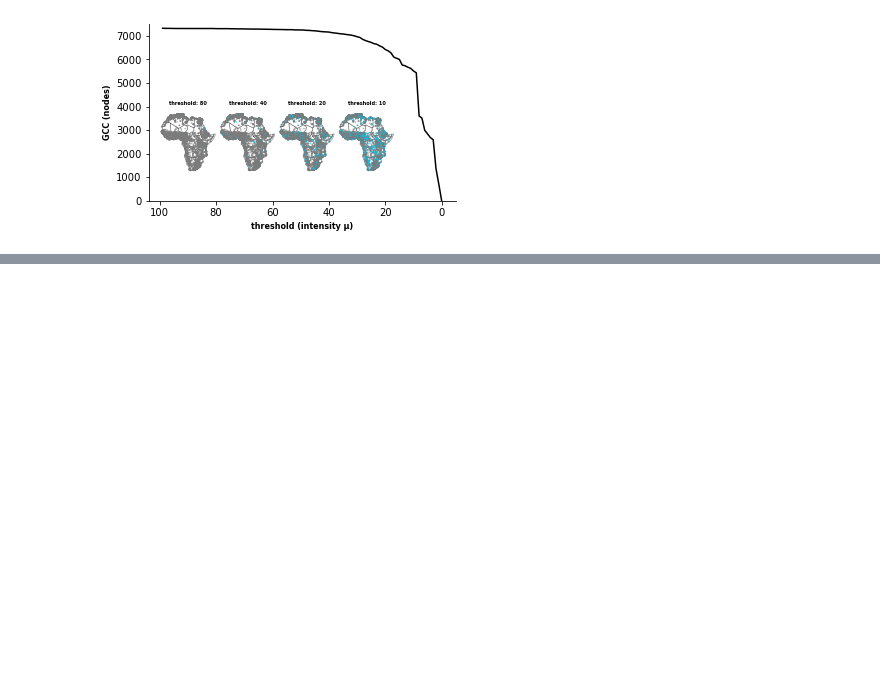
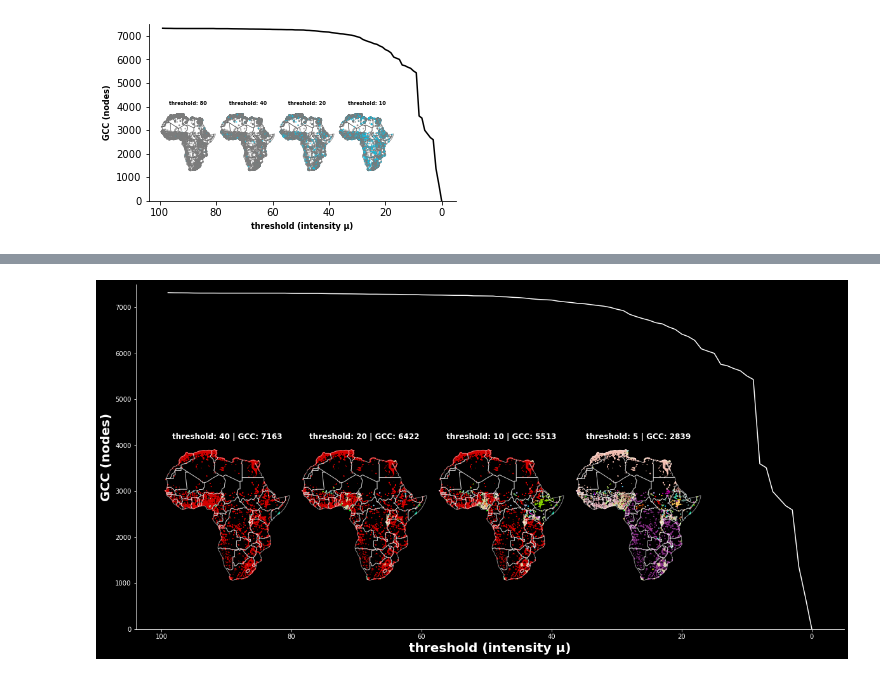
Before and after one commit to asrenninger/africonnectivity, a Jupyter notebook: python/percolation.ipynb, the cells around one changed output, grey strips where cells are left out. Saved outputs shown, nothing was run; the diff lists cells and outputs as text; code cells hidden in the pictures; blank space fills up the shorter version.

```diff
--- a/python/percolation.ipynb
+++ b/python/percolation.ipynb
@@ -186,0 +198,60 @@ fig.savefig('../viz/africapolis-gcc-risk-strip.png', facecolor=fig.get_facecolor
+# %%
+from colorcet import palette
+from matplotlib import colors
+pal = np.tile(palette['glasbey_light'], len(components.comid.unique()) // len(palette['glasbey_light']))
+pal = colors.ListedColormap(pal)
+# %%
+size = [0.15, 0.35]
+
+selection = [40, 20, 10, 5]
+
+(5.5, 6.5 / 2)
+
+fig, ax = plt.subplots(figsize=(20, 10), facecolor='k')
+
+ax.plot(np.arange(0, 100), lengths, color='w')
+
+for i, j in zip(selection, [[0.15, 0.2], [0.3, 0.2], [0.45, 0.2], [0.6, 0.2], [0.75, 0.2]]):
+
+    sub = plt.axes(j + size, facecolor='k')
+
+    temp_comps = components[components['thrno']==i]
+
+    g = temp_comps.gcc.iloc[0]
+
+    temp_nodes = gpd.GeoDataFrame(nodes, geometry=gpd.points_from_xy(nodes['x'], nodes['y'], crs='epsg:4326'))
+    temp_nodes = temp_nodes.merge(temp_comps, left_on='Agglomeration_ID', right_on='Agglomeration_ID')
+    temp_nodes['component'] = temp_nodes['biggest_rank']
+    temp_nodes = temp_nodes[temp_nodes['aggid']!='road']
+
+    temp_marks= (np.log(temp_nodes['Pop2015'] + 1) + 1) / 10
+    temp_nodes.plot('component', markersize=temp_marks, cmap=pal, ax=sub)
+
+    africa.plot(color='None', edgecolor='w', linewidth=1, alpha=0.5, ax=sub)
+    sub.set_title(f"threshold: {i} | GCC: {temp_comps.gcc.iloc[0]}", color='w', weight='bold')
+    sub.set_axis_off()
+
+ax.invert_xaxis()
+ax.set_ylim(0, 7.5 * 10**3)
+
+ax.set_facecolor('k')
+
+ax.spines["bottom"].set_color("w")
+ax.spines["left"].set_color("w")
+ax.spines["top"].set_visible(False)
+ax.spines["right"].set_visible(False)
+
+font = {'weight':'bold', 'alpha':1.0, 'size':20}
+
+ax.tick_params(axis='x', colors='w')
+ax.tick_params(axis='y', colors='w')
+
+mu = "intensity " + u"\u03BC"
+
+ax.set_xlabel(f"threshold ({mu})", color="w", fontdict=font)
+ax.set_ylabel("GCC (nodes)", color="w", fontdict=font)
+
+# fig.suptitle('Size of Giant Connected Component', color='w', size=20, weight='bold')
+fig.savefig('../viz/africapolis-gcc-risk-components-strip.png', facecolor=fig.get_facecolor(), dpi=300, bbox_inches='tight')
+# %% [output]
+[figure, added]
```
Also changed, not shown: parts of 2 cells of this notebook.
